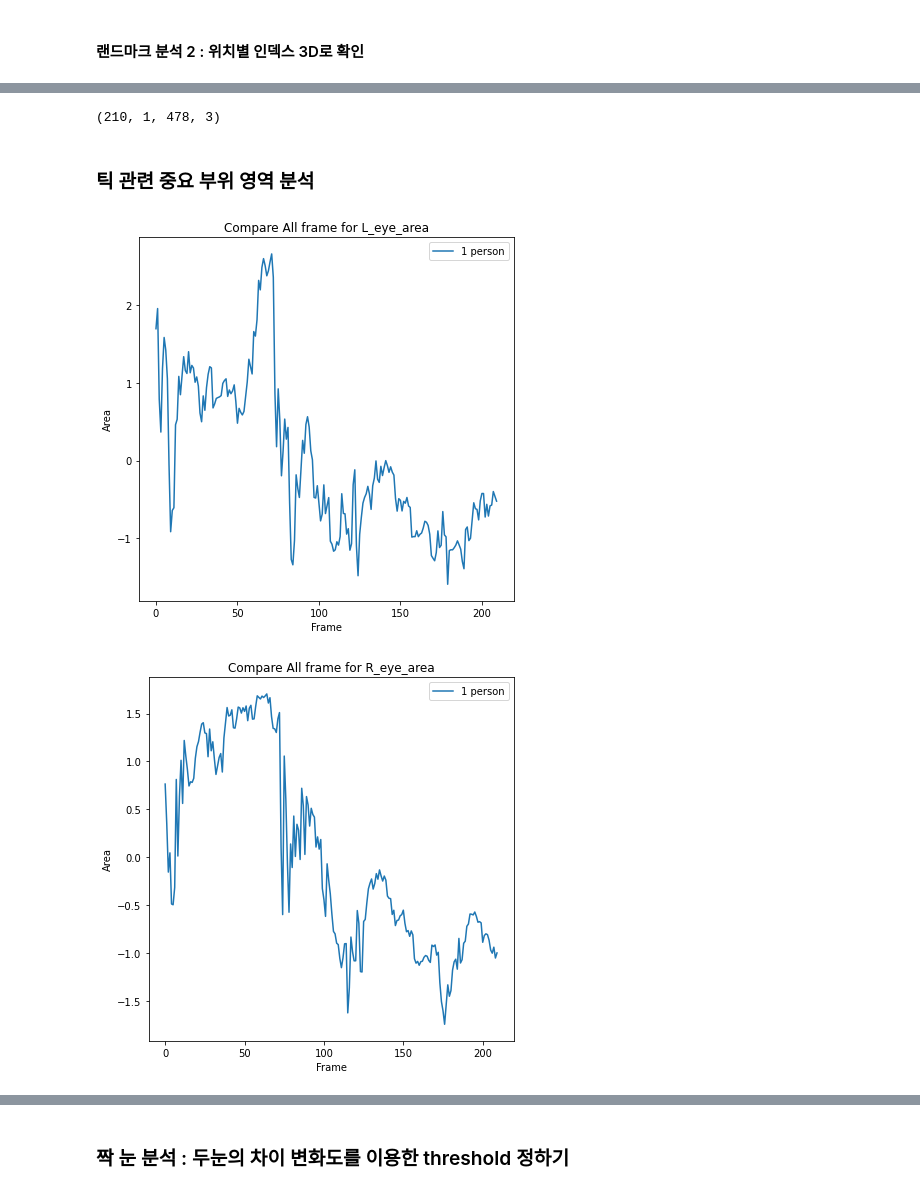
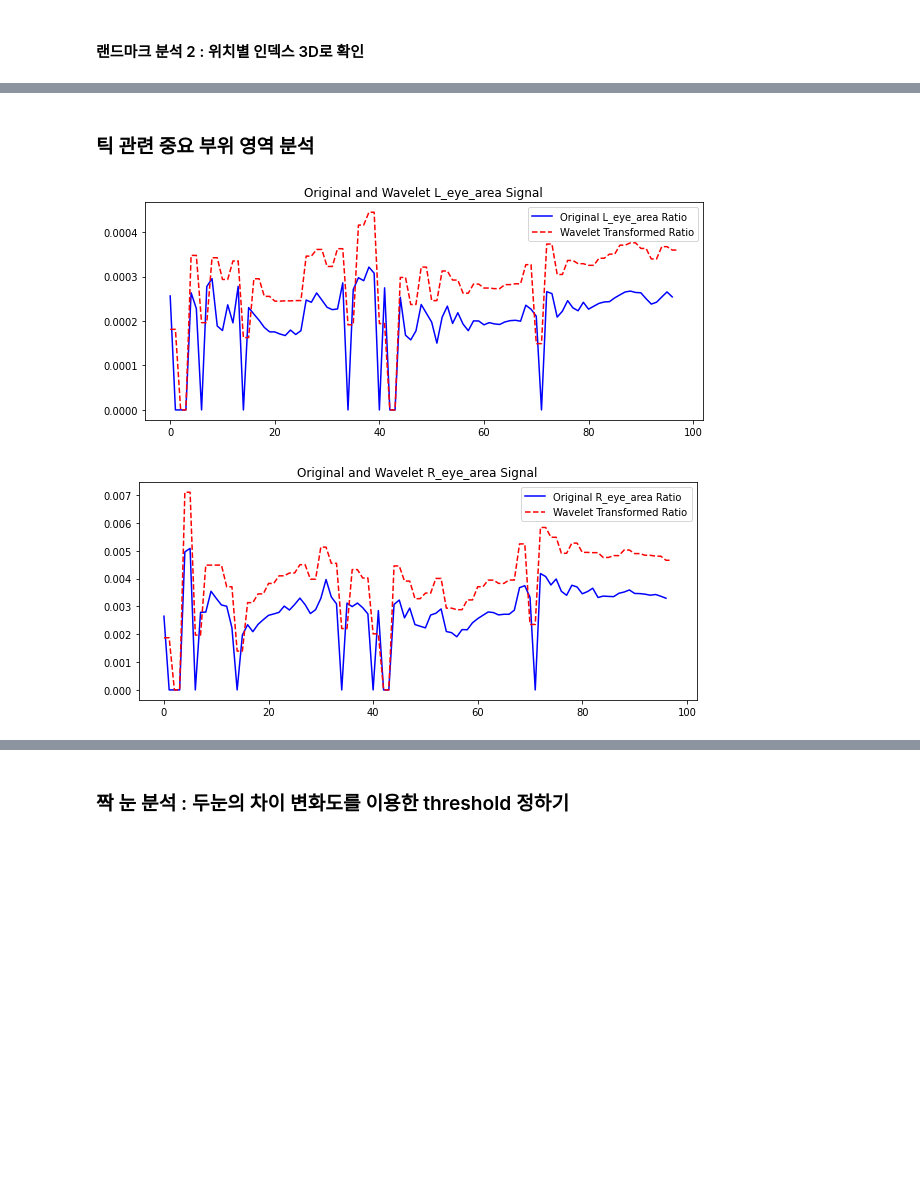
Before and after one commit to dablro12/Psycho-Detector, a Jupyter notebook: main.ipynb, the cells around one changed output, grey strips where cells are left out. Saved outputs shown, nothing was run; the diff lists cells and outputs as text; code cells hidden in the pictures; blank space fills up the shorter version.

Commit message:
updating project file all resource
updating project simulation file with test file

```diff
--- a/main.ipynb
+++ b/main.ipynb
@@ -214,10 +214,11 @@ def blink_equal_score(left_cnt, right_cnt, play_time, threshold):
 ## Data load & Preprocessing
 # %%
 TEST_PATH = './data'
+ANALYSIS_PATH = './data/analysis/'
 PATH = './data/backup/tic'
 NON_TIC_PATH = './data/backup/non-tic'
 SAVE_PATH = './result'
-video_data = os.path.join(PATH, '40.mp4')
+# video_data = os.path.join(PATH, '40.mp4')
 # video_data = os.path.join(PATH, '28.mp4')
 # video_data = os.path.join(PATH, '21.mp4')
 # video_data = os.path.join(PATH, '34.mp4')
@@ -225,7 +226,8 @@ video_data = os.path.join(PATH, '40.mp4')
 # video_data = os.path.join(PATH, '26.mp4')
 
 # 테스트
-# video_data = os.path.join(TEST_PATH, 'test1.mp4')
+# video_data = os.path.join(TEST_PATH, 'tic.mp4')
+video_data = os.path.join(ANALYSIS_PATH, 'non-tic_2.mp4')
 # 강아지
 # video_data = os.path.join(TEST_PATH, 'dog.mp4')
 
@@ -650,10 +658,21 @@ plt.show()
 # %%
 # landmark_arr = np.load('./data/np/test2.npy')
 landmark_arr = np.load(f'./data/np/'+video_info['name']+'.npy')
-# %% [output]
-(210, 1, 478, 3)
 # %% [markdown]
 ### 틱 관련 중요 부위 영역 분석
+# %%
+# 면적에 따른 프레임별 분석
+def area_analysis(landmark_arr, tag):
+    plt.figure(figsize=(int(f"{landmark_arr.shape[1]*6}"),6))
+    # 사람별로 프레임별 면적 계산
+    for person_idx in range(landmark_arr.shape[1]):
+        plt.subplot(1, landmark_arr.shape[1], person_idx+1)
+        plt.plot(range(landmark_arr.shape[0]), landmark_arr[:,person_idx], label=f'{person_idx+1} person')
+        plt.title(f'Compare All frame for {tag}')
+        plt.xlabel('Frame')
+        plt.ylabel(f'Area')
+        plt.legend()
+    plt.show()
 # %%
 # 삼각형 메쉬 데이터 면적 계산
 def calculate_triangle_area(vertices):
@@ -726,33 +745,37 @@ area_dict = {
 # %%
 # 프레임별 면적 분석
 def area_analysis(landmark_arr, tag):
     plt.figure(figsize=(int(f"{landmark_arr.shape[1]*6}"),6))
     # 사람별로 프레임별 면적 계산
     for person_idx in range(landmark_arr.shape[1]):
         plt.subplot(1, landmark_arr.shape[1], person_idx+1)
         plt.plot(range(landmark_arr.shape[0]), landmark_arr[:,person_idx], label=f'{person_idx+1} person')
         plt.title(f'Compare All frame for {tag}')
         plt.xlabel('Frame')
         plt.ylabel(f'Area')
         plt.legend()
         plt.tight_layout()
     plt.savefig(os.path.join('./analysis', (video_info['name']+f"_{person_idx+1}p_{tag}.png")), bbox_inches = 'tight')
     plt.show()
-area_dict = {
-    'L_eye_area' : z_score_norm(L_eye_area),
-    'R_eye_area' : z_score_norm(R_eye_area),
-    'L_iris_area' : z_score_norm(L_iris_area),
-    'R_iris_area' : z_score_norm(R_iris_area),
-    'L_eyebrow_area' : z_score_norm(L_eyebrow_area),
-    'R_eyebrow_area' : z_score_norm(R_eyebrow_area),
-    'Up_lips_area' : z_score_norm(Up_lips_area),
-    'Down_lips_area' : z_score_norm(Down_lips_area),
-    'Inner_lips_area' : z_score_norm(Inner_lips_area)
-}
-## 영역 분석
+
+def wavelet_padding_plot(tag, area_ratio):
+    signal = area_ratio[:,0]
+    wavelet = wavedec(signal, 'db1', level =1, mode = 'symmetric')[0]
+    padding_wavelet_ratio = np.repeat(wavelet, 2)
+    #복원된 신호와 원본 신호 시각화
+
+    plt.figure(figsize=(10, 4))
+    plt.plot(signal, label=f'Original {tag} Ratio', color='blue')
+    plt.plot(padding_wavelet_ratio, label=f'Wavelet Transformed Ratio', color='red', linestyle='--')
+    plt.title(f'Original and Wavelet {tag} Signal')
+    plt.legend()
+    plt.show()
+    plt.close()
+
+## 특정 부위에 대한 영역 분석 with Wavelet transform
 for key, value in area_dict.items():
     save_area(value, key, video_info)
-    area_analysis(value, key)
+    wavelet_padding_plot(key, value)
 # %% [output]
-[figure, old version]
+[figure, new version]
-[figure, old version]
+[figure, new version]
```
Also changed, not shown: parts of 10 cells of this notebook, 45 other files.
